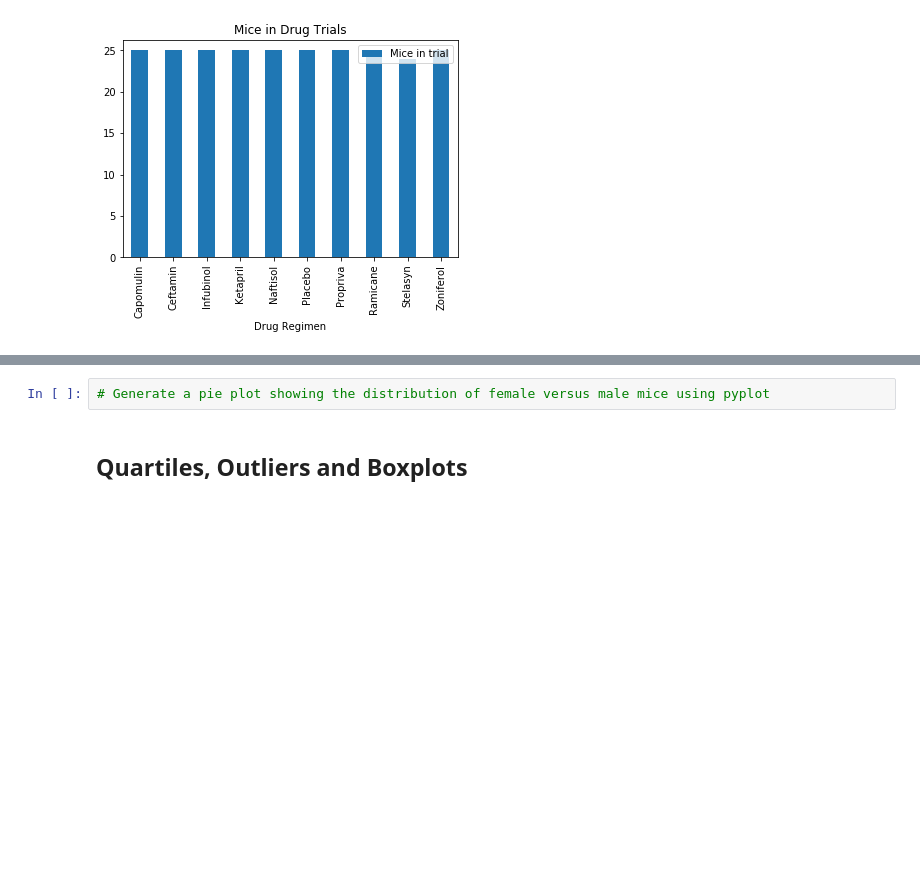
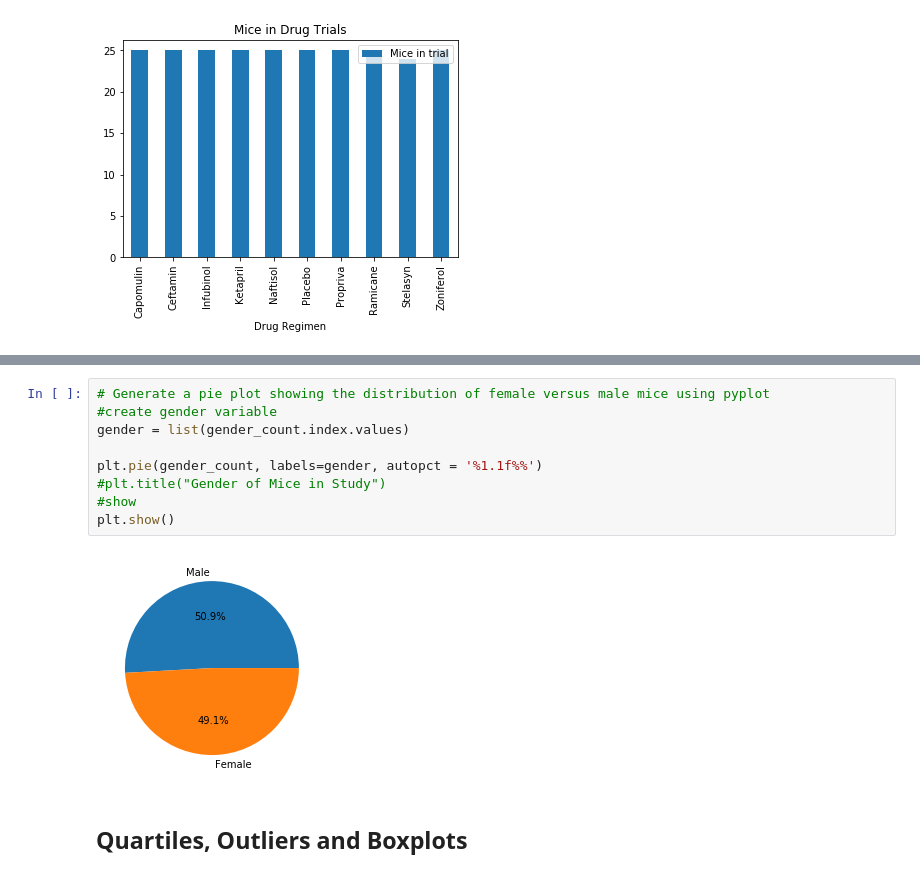
Before and after one commit to tanazimmer/Matplotlib-challenge, a Jupyter notebook: pymaceuticals.ipynb, the cells around one changed output, grey strips where cells are left out. Saved outputs shown, nothing was run; the diff lists cells and outputs as text; blank space fills up the shorter version.

```diff
--- a/pymaceuticals.ipynb
+++ b/pymaceuticals.ipynb
@@ -143,5 +174,14 @@ pandas_bar
 # %%
 # Generate a pie plot showing the distribution of female versus male mice using pyplot
+#create gender variable
+gender = list(gender_count.index.values)
+
+plt.pie(gender_count, labels=gender, autopct = '%1.1f%%')
+#plt.title("Gender of Mice in Study")
+#show
+plt.show()
+# %% [output]
+[figure, added]
 # %% [markdown]
 ## Quartiles, Outliers and Boxplots
 # %%
```
Also changed, not shown: parts of 3 cells of this notebook.
